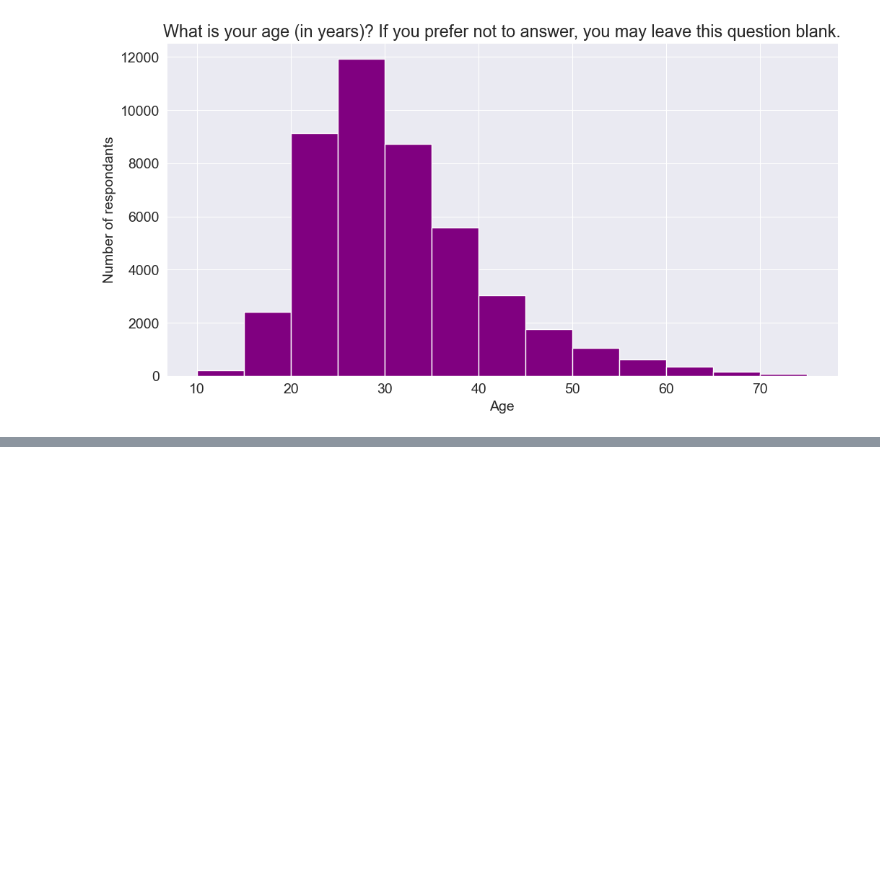
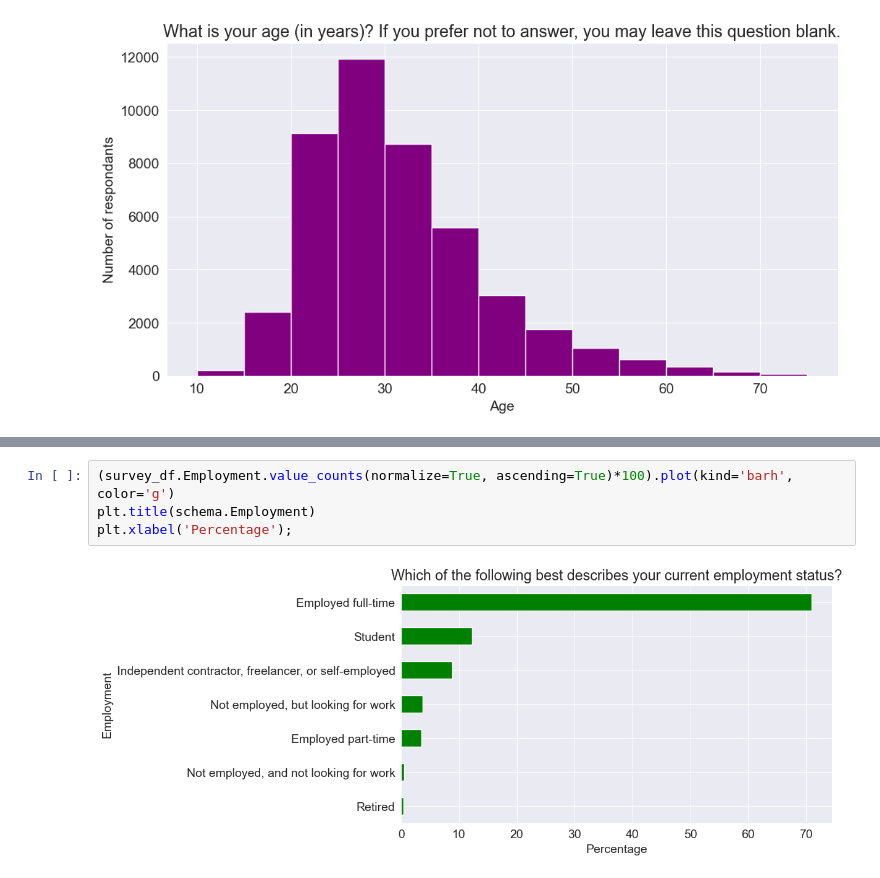
Before and after one commit to ivane98/python-da, a Jupyter notebook: project.ipynb, the cells around one changed output, grey strips where cells are left out. Drawn from its saved outputs; the diff is of its cells as text; blank space fills up the shorter version.

```diff
--- a/project.ipynb
+++ b/project.ipynb
@@ -75,0 +100,6 @@ plt.hist(survey_df['Age'], bins=np.arange(10, 80, 5), color='Purple');
+# %%
+(survey_df.Employment.value_counts(normalize=True, ascending=True)*100).plot(kind='barh', color='g')
+plt.title(schema.Employment)
+plt.xlabel('Percentage');
+# %% [output]
+[figure, added]
```
Also changed, not shown: parts of 9 cells of this notebook, 1 other file.
